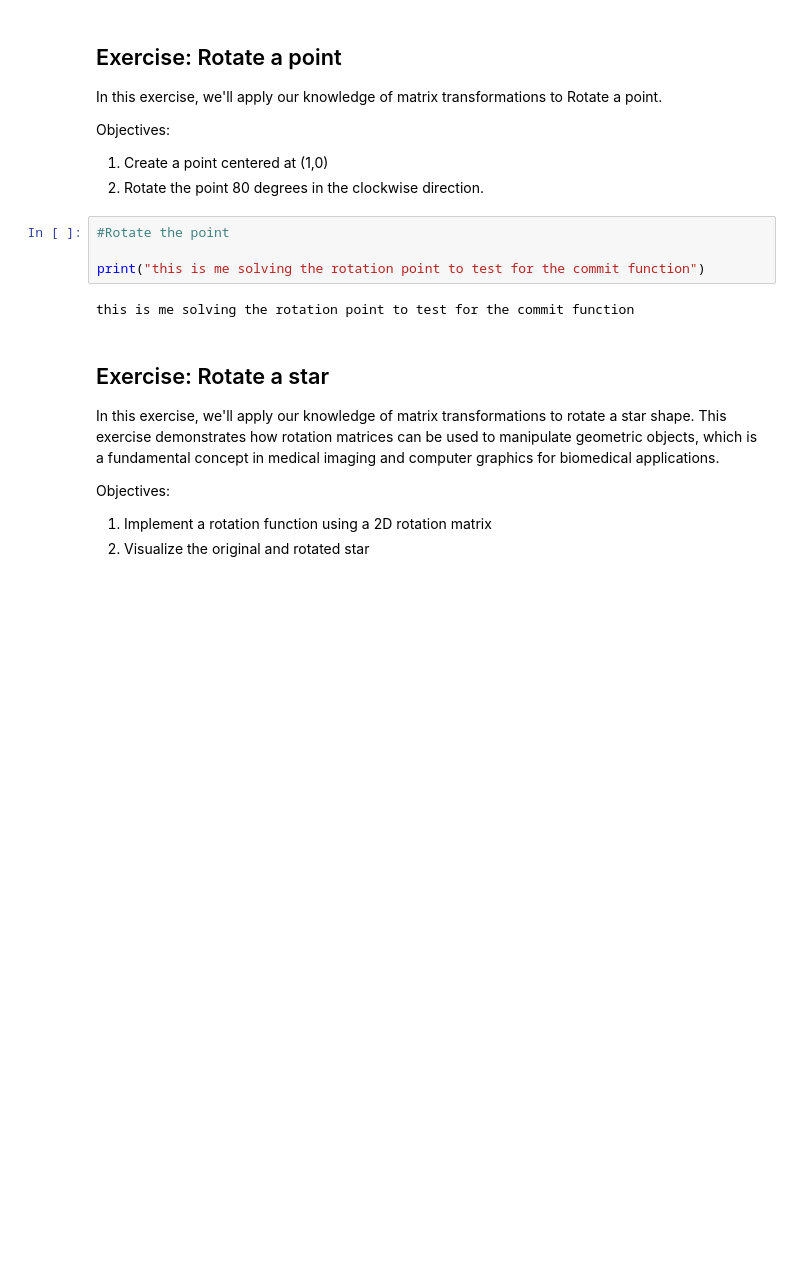
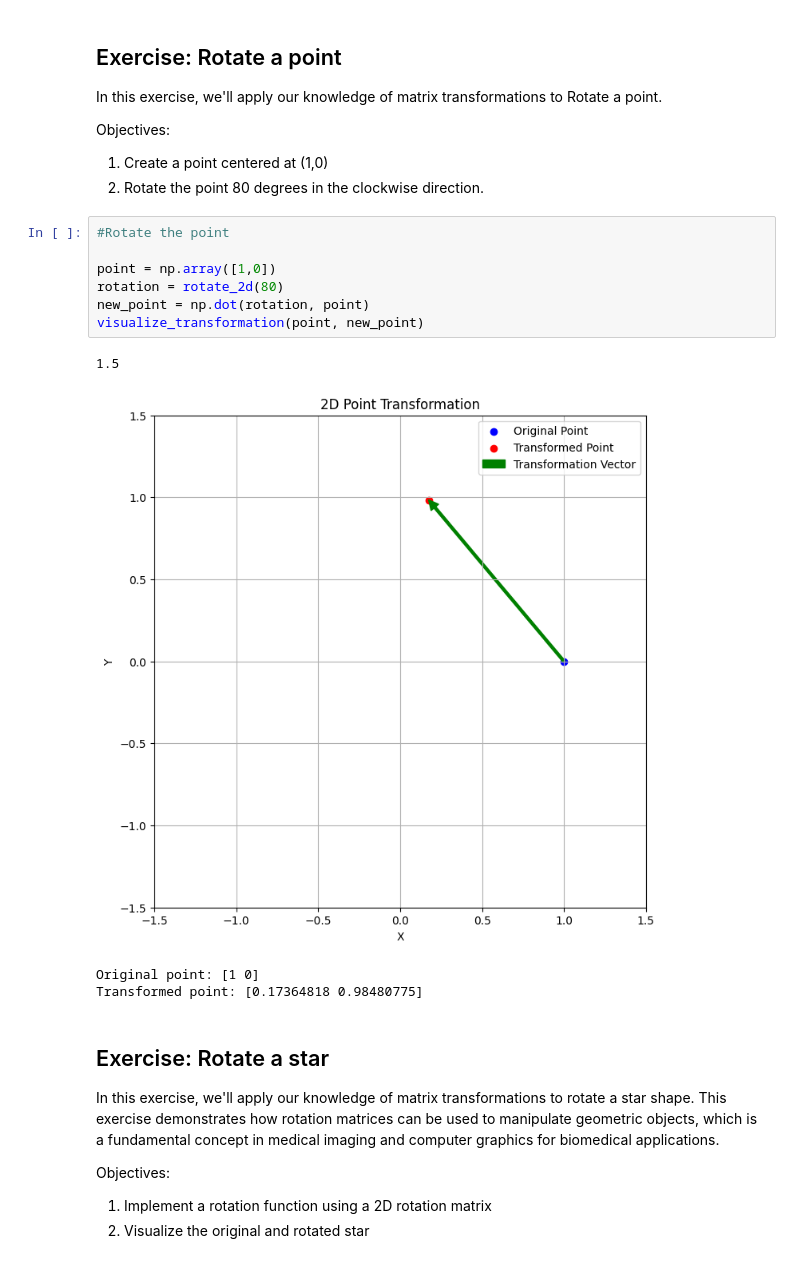
Before and after one commit to Gittedhub774/bme3053c, a Jupyter notebook: lessons-solved/06_Matrix_Transformations.ipynb, the cells around one changed output. Cells and saved outputs as stored; diff of their text form; blank space fills up the shorter version.

Commit message:
"Implemented rotation"

```diff
--- a/lessons-solved/06_Matrix_Transformations.ipynb
+++ b/lessons-solved/06_Matrix_Transformations.ipynb
@@ -274,12 +274,18 @@ In this exercise, we'll apply our knowledge of matrix transformations to Rotate
 Objectives:
 1. Create a point centered at (1,0)
 2. Rotate the point 80 degrees in the clockwise direction.
-# %%
-#Rotate the point
-
-print("this is me solving the rotation point to test for the commit function")
-# %% [output]
-this is me solving the rotation point to test for the commit function
+# %%
+#Rotate the point
+
+point = np.array([1,0])
+rotation = rotate_2d(80)
+new_point = np.dot(rotation, point)
+visualize_transformation(point, new_point)
+# %% [output]
+1.5
+[figure, added]
+Original point: [1 0]
+Transformed point: [0.17364818 0.98480775]
 # %% [markdown]
 ## Exercise: Rotate a star
 In this exercise, we'll apply our knowledge of matrix transformations to rotate a star shape. This exercise demonstrates how rotation matrices can be used to manipulate geometric objects, which is a fundamental concept in medical imaging and computer graphics for biomedical applications.
```
Also changed, not shown: parts of 1 cell of this notebook.
